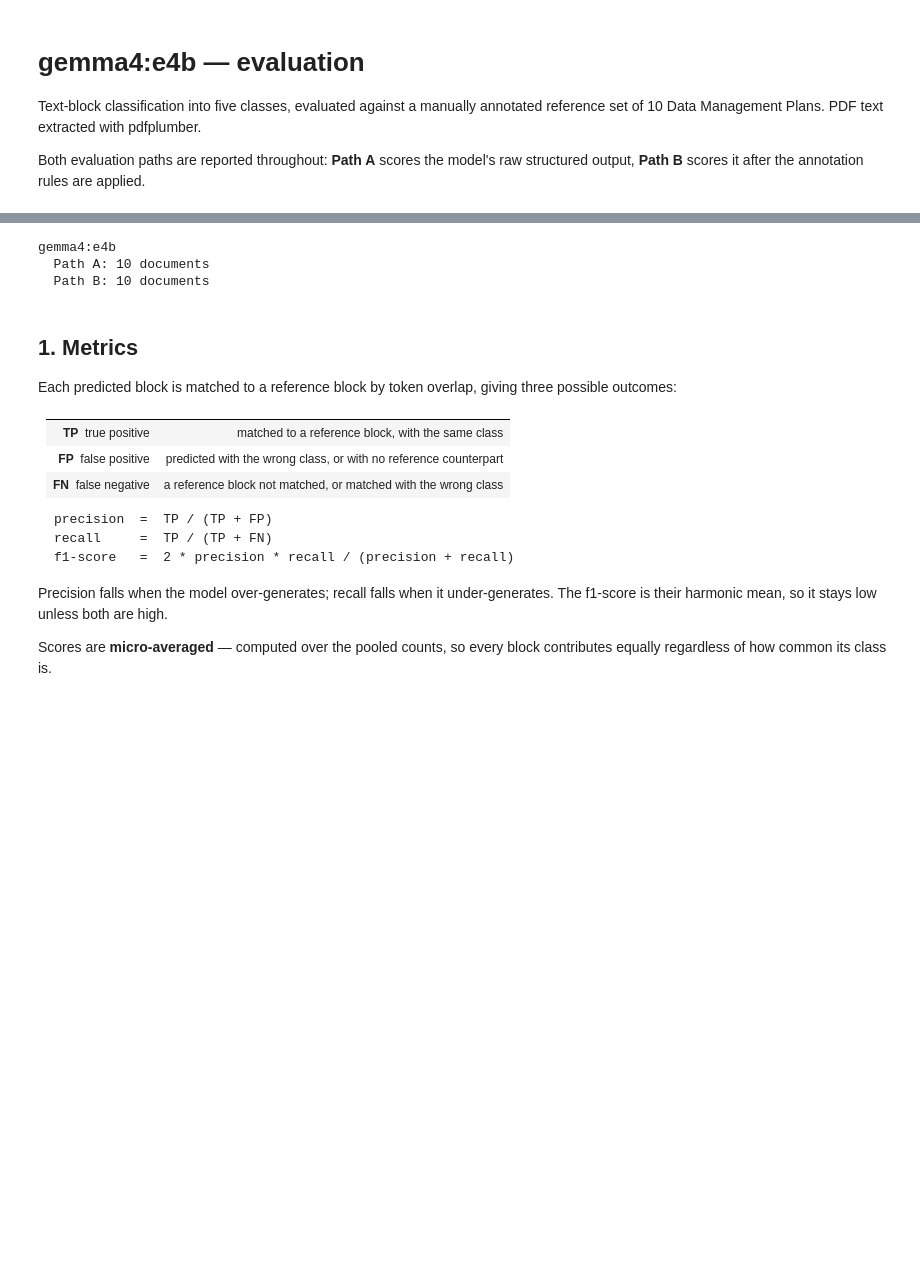
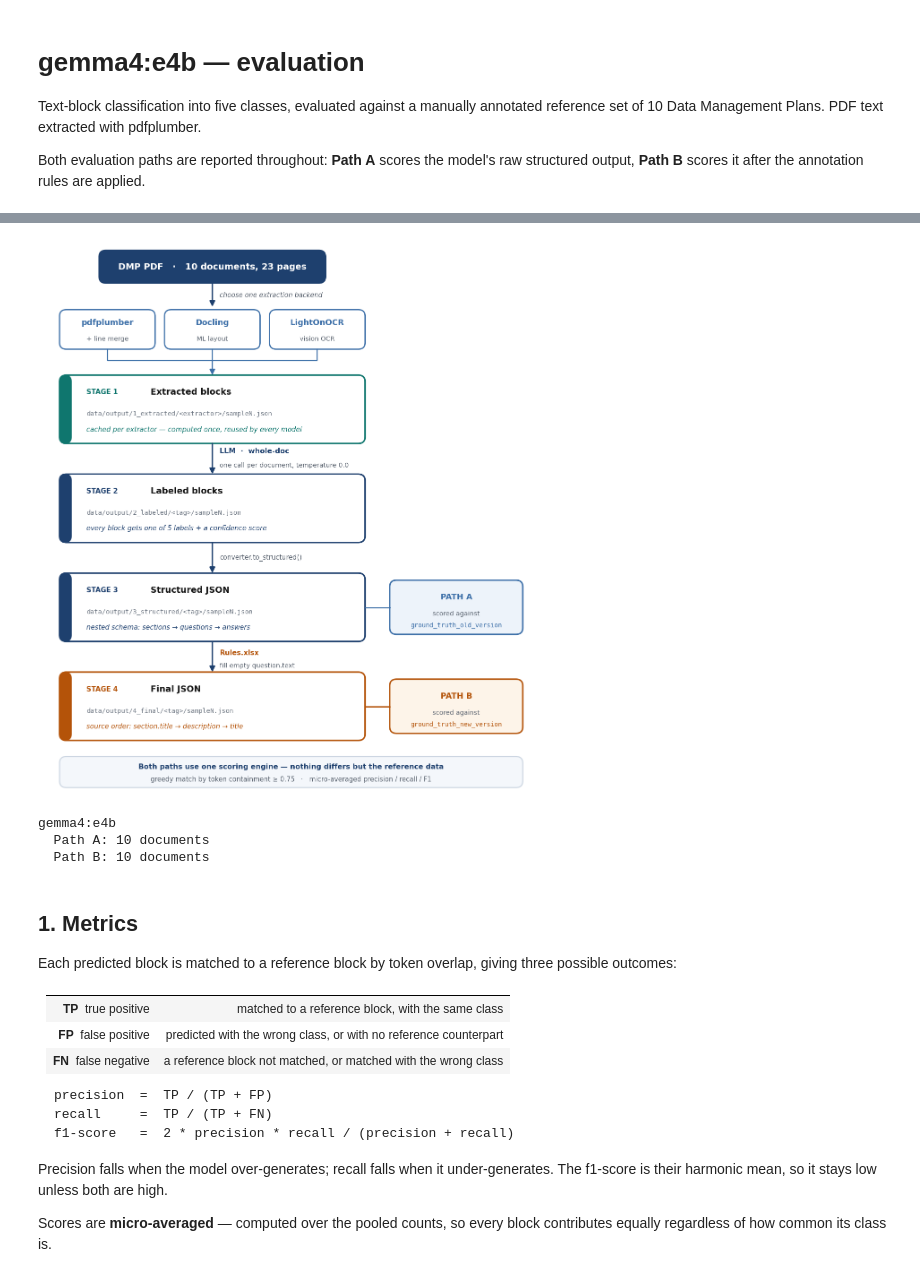
Before and after one commit to fairdataihub/dmpbridge, a Jupyter notebook: notebooks/2-gemma4-e4b-results-pdfplumber.ipynb, the cells around one changed output, grey strips where cells are left out. Saved outputs shown, nothing was run; the diff lists cells and outputs as text; code cells hidden in the pictures; blank space fills up the shorter version.

```diff
--- a/notebooks/2-gemma4-e4b-results-pdfplumber.ipynb
+++ b/notebooks/2-gemma4-e4b-results-pdfplumber.ipynb
@@ -9,3 +23,28 @@ structured output, **Path B** scores it after the annotation rules are applied.
+# %%
+import os
+import subprocess
+import sys
+from pathlib import Path
+
+from IPython.display import Image
+
+if Path.cwd().name == 'notebooks':
+    os.chdir(Path.cwd().parent)
+
+# Drawn with matplotlib rather than mermaid: GitHub does not render mermaid
+# inside .ipynb files, but it does render image outputs, so this survives
+# the trip to the repo. Source of truth is docs/pipeline.md.
+#
+# 150 dpi, not the report's 230 — the image is embedded in every notebook,
+# and this is already denser than the 720px display width below.
+DIAGRAM = Path('Report-doc/pipeline_diagram_web.png')
+if not DIAGRAM.exists():
+    subprocess.run([sys.executable, 'scripts/build/make_pipeline_diagram.py',
+                    '--dpi', '150', '--out', str(DIAGRAM)], check=True)
+
+Image(str(DIAGRAM), width=720)
+# %% [output]
+[figure, added]
 # %%
 import os
 from pathlib import Path
```
Also changed, not shown: parts of 1 cell of this notebook, 3 other files.
